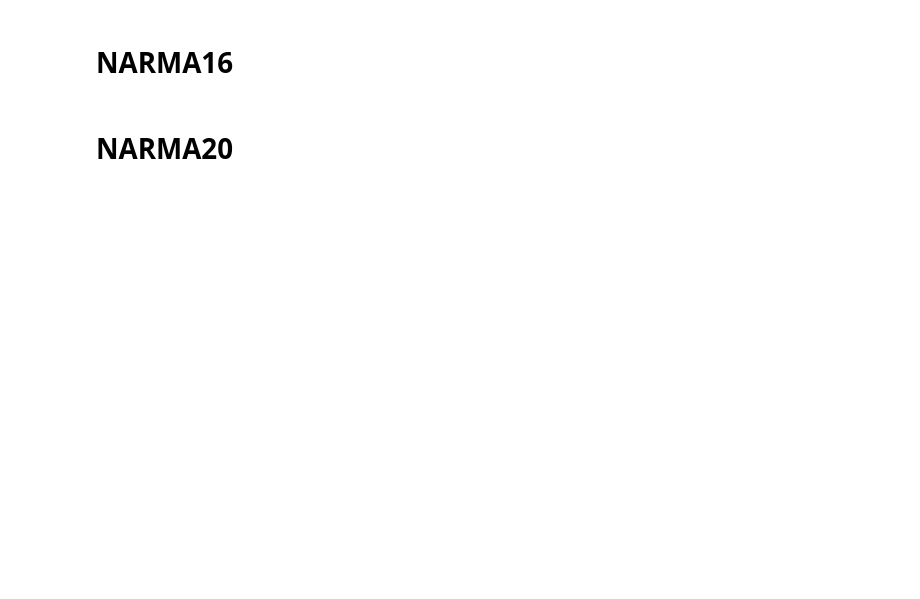
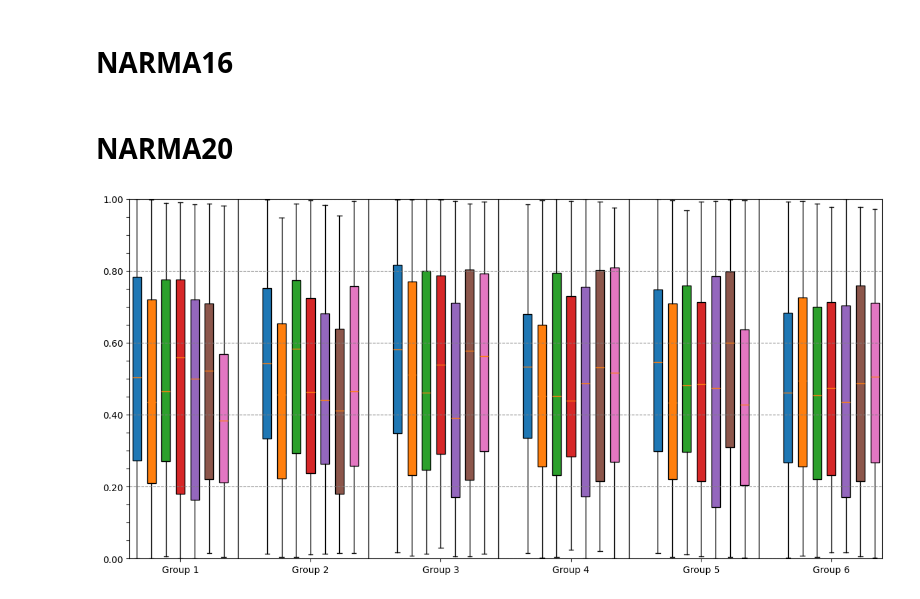
Before and after one commit to JohannesAnnala/EchoStateNetwork-and-NARMA, a Jupyter notebook: classical.ipynb, the cells around one changed output. Saved outputs shown, nothing was run; the diff lists cells and outputs as text; code cells hidden in the pictures; blank space fills up the shorter version.

Commit message:
esn data + figure

```diff
--- a/classical.ipynb
+++ b/classical.ipynb
@@ -10,6 +10,10 @@ import numpy as np
 # Degrees 2, 6, 10, 14, 16 and 20 of NARMA are used as a benchmarking task.
 
 # The final results are averaged over 500 random systems.
+# %%
+feedback_gain_spat = 0.9
+feedback_gain_max = 1.0
+input_gain = 0.05
 # %% [markdown]
 # NARMA2
 # %%
@@ -283,10 +287,2 @@ for i in range(500):
 
 finish_row(narma_filepath)
-# %%
-
-for i in range(50):
-    ESN1 = ESN(reservoir_size=128,spatial_multiplexing=1)
-    ESN1.add_performance_task(NARMA(degree=14))
-    ESN1.generate_inputs([1000,3000,5000])
-    ESN1.evolve_reservoir('task1', 'full')
-    print(ESN1.results['task1'][1])
@@ -446,0 +427,72 @@ finish_row(narma_filepath)
+# %%
+import numpy as np
+import matplotlib.pyplot as plt
+
+groups = 6
+boxes_per_group = 7
+gap = 2
+
+# fake data
+data = [np.random.rand(100) for _ in range(groups * boxes_per_group)]
+
+# positions
+positions = []
+group_centers = []
+
+for g in range(groups):
+    start = g * (boxes_per_group + gap)
+    pos = list(range(start + 1, start + boxes_per_group + 1))
+    positions.extend(pos)
+    group_centers.append(np.mean(pos))
+
+fig, ax = plt.subplots(figsize=(12,6))
+
+bp = ax.boxplot(
+    data,
+    positions=positions,
+    widths=0.6,
+    patch_artist=True
+)
+
+# colors for the 7 box indices
+colors = [
+    "#1f77b4",
+    "#ff7f0e",
+    "#2ca02c",
+    "#d62728",
+    "#9467bd",
+    "#8c564b",
+    "#e377c2"
+]
+
+# color boxes
+for i, box in enumerate(bp['boxes']):
+    color = colors[i % boxes_per_group]
+    box.set_facecolor(color)
+
+# vertical group separators
+for g in range(1, groups):
+    x = g * (boxes_per_group + gap) - gap/2
+    ax.axvline(x, color='black', linewidth=1)
+
+# x labels
+group_labels = [f'Group {i+1}' for i in range(groups)]
+ax.set_xticks(group_centers)
+ax.set_xticklabels(group_labels)
+
+# y ticks
+yticks = np.arange(0, 1.01, 0.05)
+ax.set_yticks(yticks)
+labels = [f"{y:.2f}" if abs((y*100) % 20) < 1e-6 else "" for y in yticks]
+ax.set_yticklabels(labels)
+
+# horizontal guide lines
+for y in np.arange(0, 1.01, 0.20):
+    ax.axhline(y, color='gray', linestyle='--', linewidth=0.8)
+
+ax.set_ylim(0,1)
+
+plt.tight_layout()
+plt.show()
+# %% [output]
+[figure, added]
```
Also changed, not shown: parts of 17 cells of this notebook, 9 other files.
